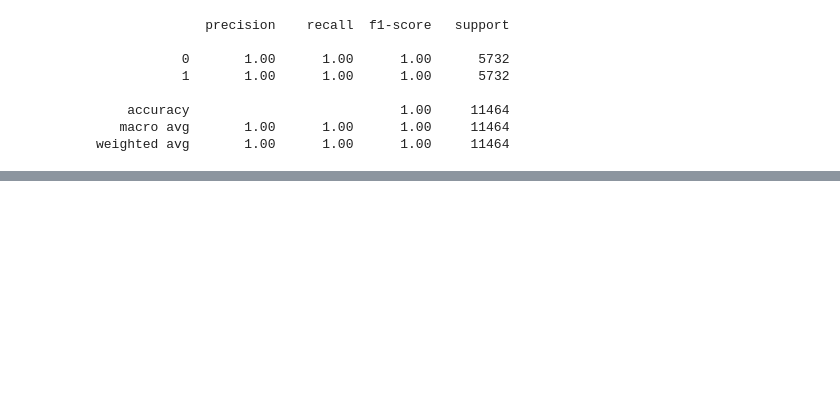
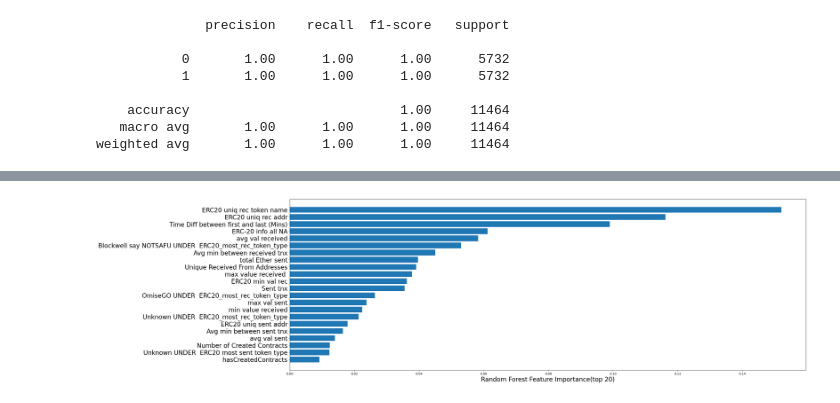
Before and after one commit to Mingg-Shi/CryptoFraud, a Jupyter notebook: crypto.ipynb, the cells around one changed output, grey strips where cells are left out. Cells and saved outputs as stored; diff of their text form; code cells hidden in the pictures; blank space fills up the shorter version.

```diff
--- a/crypto.ipynb
+++ b/crypto.ipynb
@@ -754,0 +787,24 @@ weighted avg       0.99      0.99      0.99      2461
+# %%
+feature_names = np.concatenate([scalar.feature_names_in_,
+non_scale_train.columns,
+rec_enc.categories_[0],
+sent_enc.categories_[0]])
+# %%
+def getWhichFeatureNameUnder(index):
+    '''takes in the column index and gets the name of the feature that value falls under'''
+    if len(scalar.feature_names_in_) - 1 >= index:
+        return scalar.feature_names_in_[index]
+    else:
+        index -= len(scalar.feature_names_in_)
+        if len(non_scale_train.columns) - 1 >= index:
+            return non_scale_train.columns[index]
+        else:
+            index -= len(non_scale_train.columns)
+            if len(rec_enc.categories_[0]) - 1 >= index:
+                return rec_enc.feature_names_in_[0]
+            else:
+                return sent_enc.feature_names_in_[0]
+# %%
+sorted_idx = RF.feature_importances_.argsort()
+features_value_pair = [(getWhichFeatureNameUnder(index),feature_names[index]) for index in sorted_idx]
+features_value_pair
@@ -754,0 +829,9 @@ weighted avg       0.99      0.99      0.99      2461
+# %%
+fig, axes = plt.subplots(figsize=(30,10))
+labels = [x[1] + ' UNDER ' + x[0] if x[0] != x[1] else x[0] for x in features_value_pair]
+plt.barh(labels[28:], RF.feature_importances_[sorted_idx][28:])
+plt.xlabel("Random Forest Feature Importance(top 20)", fontdict={'size':20})
+plt.yticks(font={'size':20})
+plt.show()
+# %% [output]
+[figure, added]
```
Also changed, not shown: parts of 47 cells of this notebook, 1 other file.
